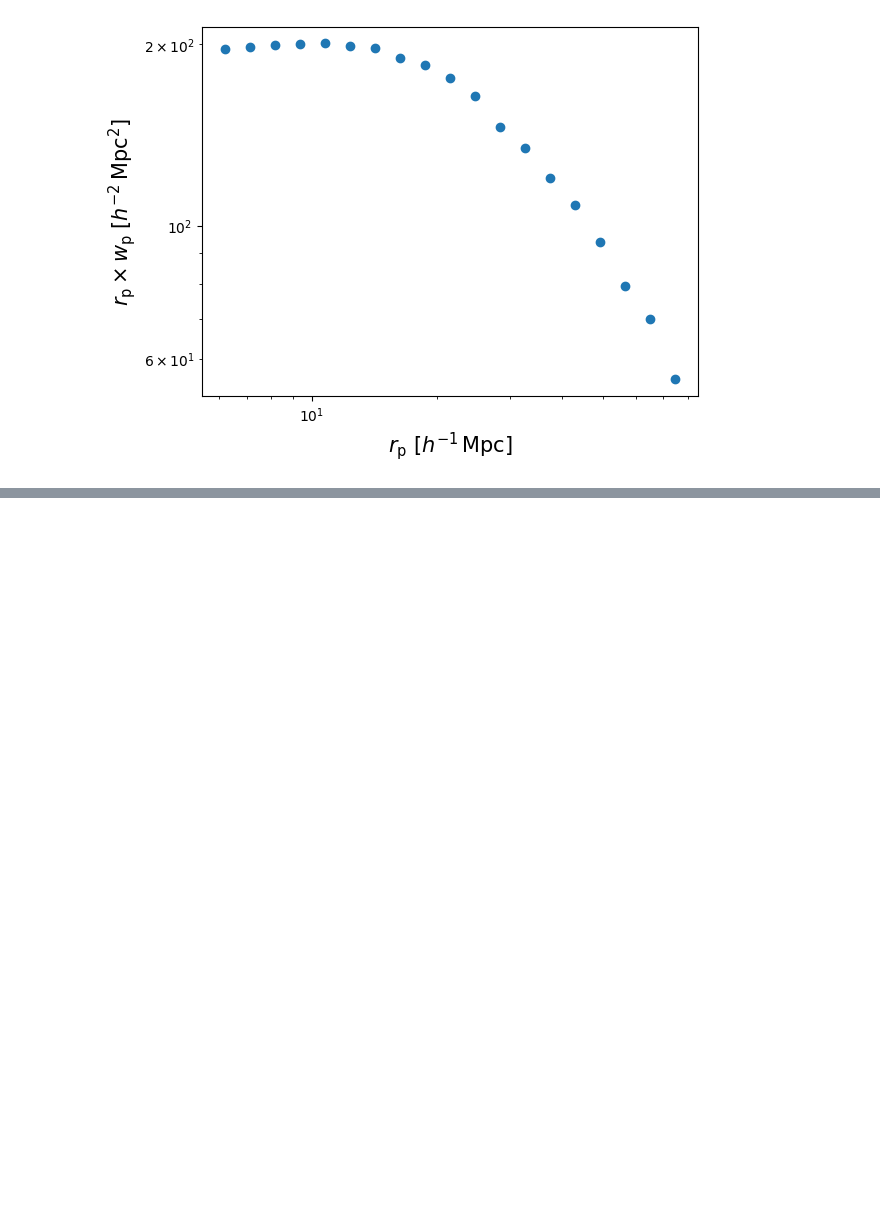
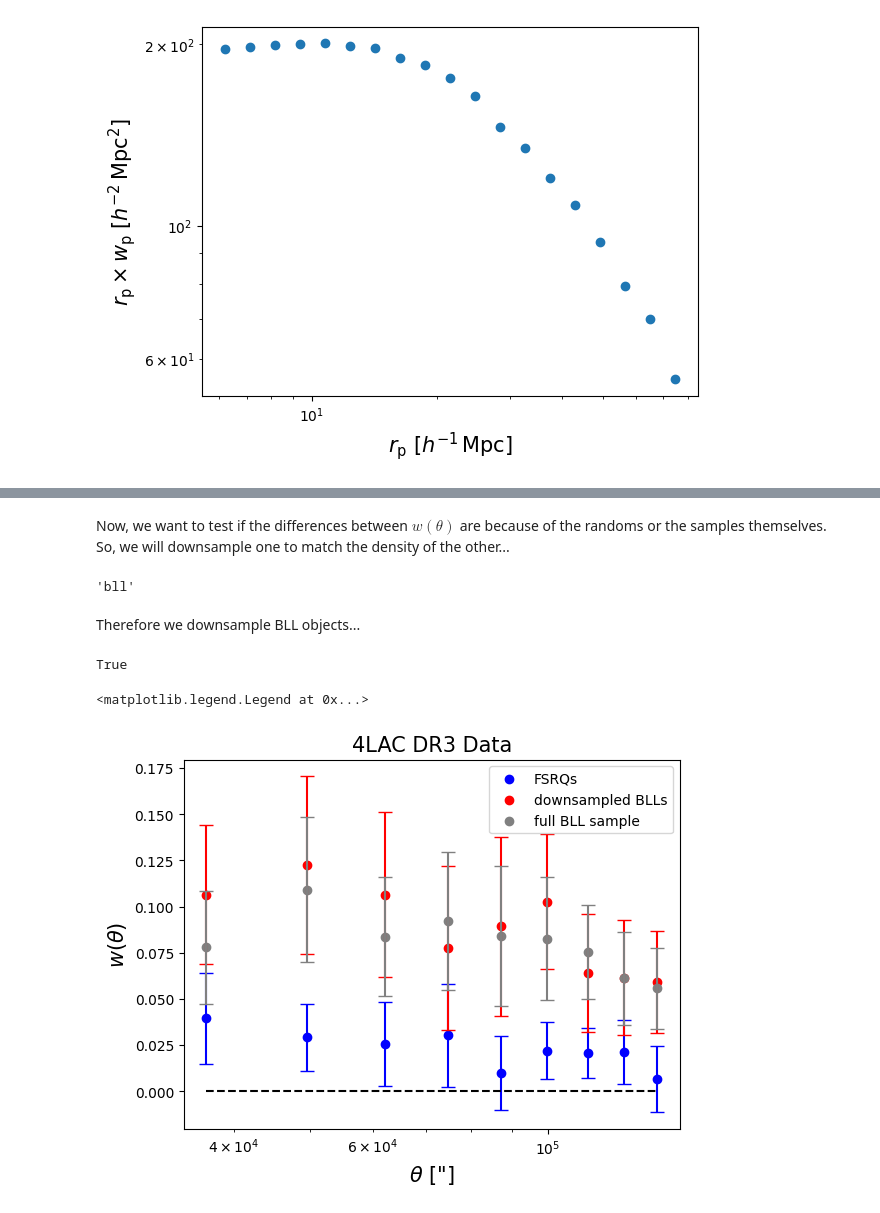
Before and after one commit to mctcampb/blazar_project, a Jupyter notebook: blazar_notebook.ipynb, the cells around one changed output, grey strips where cells are left out. Cells and saved outputs as stored; diff of their text form; code cells hidden in the pictures; blank space fills up the shorter version.

```diff
--- a/blazar_notebook.ipynb
+++ b/blazar_notebook.ipynb
@@ -224,0 +284,26 @@ plt.yscale('log')
+# %% [markdown]
+Now, we want to test if the differences between $w(\theta)$ are because of the randoms or the samples themselves. So, we will downsample one to match the density of the other...
+# %%
+fsrq = fits.open('4LAC_DR3_FSRQ.fits')[1].data
+bll = fits.open('4LAC_DR3_BLL.fits')[1].data
+dict_ = {'fsrq': len(fsrq['ra']), 'bll': len(bll['ra'])}
+larger_idx = list(dict_.values()).index(max(dict_.values()))
+larger_samp = list(dict_.keys())[larger_idx]
+larger_samp
+# %% [output]
+'bll'
+# %% [markdown]
+Therefore we downsample BLL objects...
+# %%
+indices_to_keep = np.random.choice(dict_['bll'], size = dict_['fsrq'], replace = False)
+t = Table()
+t['ra'] = bll['ra'][indices_to_keep]
+t['dec'] = bll['dec'][indices_to_keep]
+t['flags'] = bll['flags'][indices_to_keep]
+t['class'] = bll['class'][indices_to_keep]
+t['z'] = bll['z'][indices_to_keep]
+
+print(len(t) == len(fsrq['ra']))
+t.write('4LAC_DR3_downsampled_BLL.fits', format = 'fits', overwrite = True)
+# %% [output]
+True
@@ -224,0 +313,20 @@ plt.yscale('log')
+# %%
+wtheta_downsampled_bll = np.load('wtheta_downsampled_bll.npy', allow_pickle = True).ravel()[0]
+# %%
+downsampled_bll_arr = wtheta_dvecs(wtheta_downsampled_bll)
+# %%
+plt.scatter(fsrq_arr[:, 0] * 3600, fsrq_arr[:, 1], color = 'blue', label = 'FSRQs')
+plt.errorbar(fsrq_arr[:, 0] * 3600, fsrq_arr[:, 1], yerr = fsrq_arr[:, 2], linestyle = '', capsize = 5, color = 'blue')
+plt.scatter(downsampled_bll_arr[:, 0] * 3600, downsampled_bll_arr[:, 1], color = 'red', label = 'downsampled BLLs')
+plt.errorbar(downsampled_bll_arr[:, 0] * 3600, downsampled_bll_arr[:, 1], yerr = downsampled_bll_arr[:, 2], linestyle = '', capsize = 5, color = 'red')
+plt.scatter(bll_arr[:, 0] * 3600, bll_arr[:, 1], color = 'grey', label = 'full BLL sample')
+plt.errorbar(bll_arr[:, 0] * 3600, bll_arr[:, 1], color = 'grey', yerr = bll_arr[:, 2], linestyle = '', capsize = 5)
+plt.hlines(0, min(fsrq_arr[:, 0] * 3600), max(fsrq_arr[:, 0] * 3600), linestyle = '--', color = 'k')
+plt.xscale('log')
+plt.title('4LAC DR3 Data', fontsize = 15)
+plt.xlabel(r'$\theta$' + ' ["]', fontsize = 15)
+plt.ylabel(r'$w(\theta)$', fontsize = 15)
+plt.legend(loc = 'best')
+# %% [output]
+<matplotlib.legend.Legend at 0x...>
+[figure, added]
```
Also changed, not shown: parts of 54 cells of this notebook.
